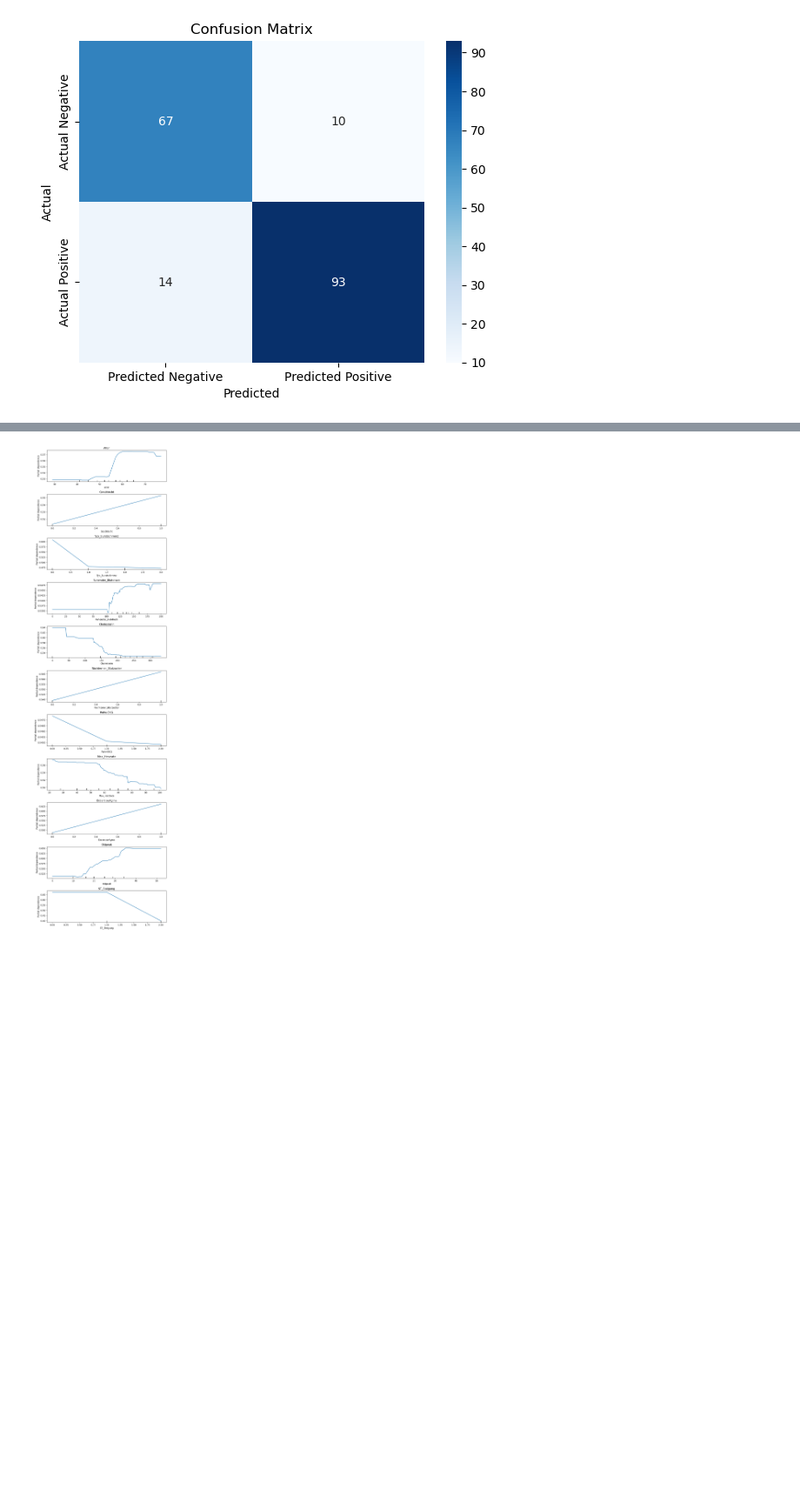
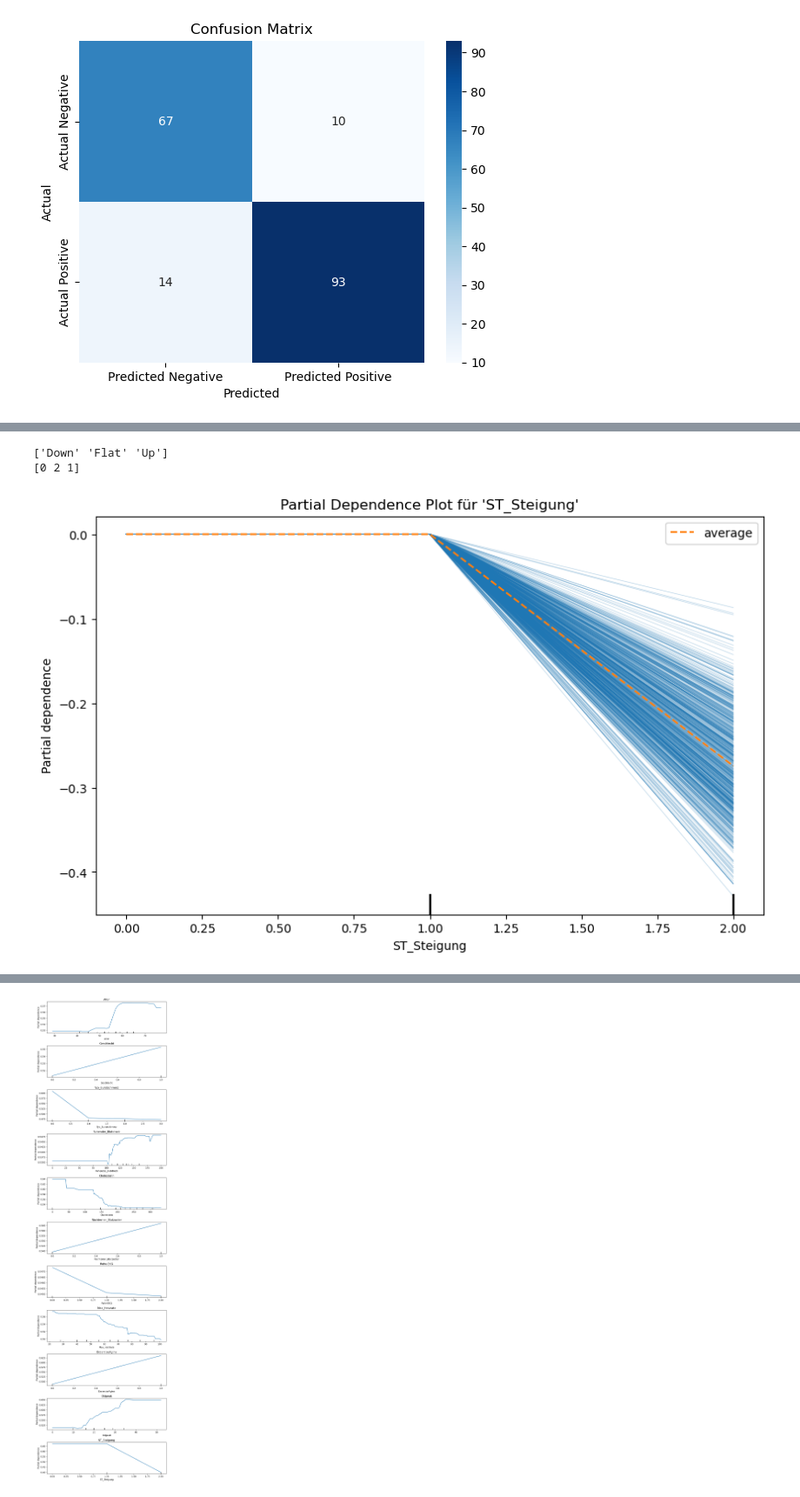
Before and after one commit to OOS-Team/DsKi_Erkl-rbarkeit_Algorithmen, a Jupyter notebook: Heart Failure/heart_failure.ipynb, the cells around one changed output, grey strips where cells are left out. Shown at 87% size. Cells and saved outputs as stored; diff of their text form; code cells hidden in the pictures; blank space fills up the shorter version.

```diff
--- a/Heart Failure/heart_failure.ipynb
+++ b/Heart Failure/heart_failure.ipynb
@@ -353,0 +355,25 @@ plt.show()
+# %%
+# PQRST
+print(df["ST_Steigung"].unique())
+print(X_train_rf["ST_Steigung"].unique())
+# %% [output]
+['Down' 'Flat' 'Up']
+[0 2 1]
+# %%
+
+# Ihre Feature-Namen
+feature_names = ["Alter", "Geschlecht", "Typ_Brustschmerz", "Ruhender_Blutdruck", "Cholesterin", "Nüchterner_Blutzucker", "Ruhe-EKG", "Max_Herzrate", "ExcerciseAngina", "Oldpeak", "ST_Steigung"]
+
+# Indizes des Features "Alter" in der Liste der Feature-Namen
+feature_index = feature_names.index("ST_Steigung")
+
+# Erstellung des Partial Dependence Plots für das Feature "Alter"
+fig, ax = plt.subplots(figsize=(10, 6))
+PartialDependenceDisplay.from_estimator(
+    model_rf, X_train_rf, features=[feature_index],
+    feature_names=feature_names, ax=ax, kind='both', centered=True)
+
+ax.set_title("Partial Dependence Plot für 'ST_Steigung'")
+plt.show()
+# %% [output]
+[figure, added]
```
Also changed, not shown: parts of 3 cells of this notebook.
